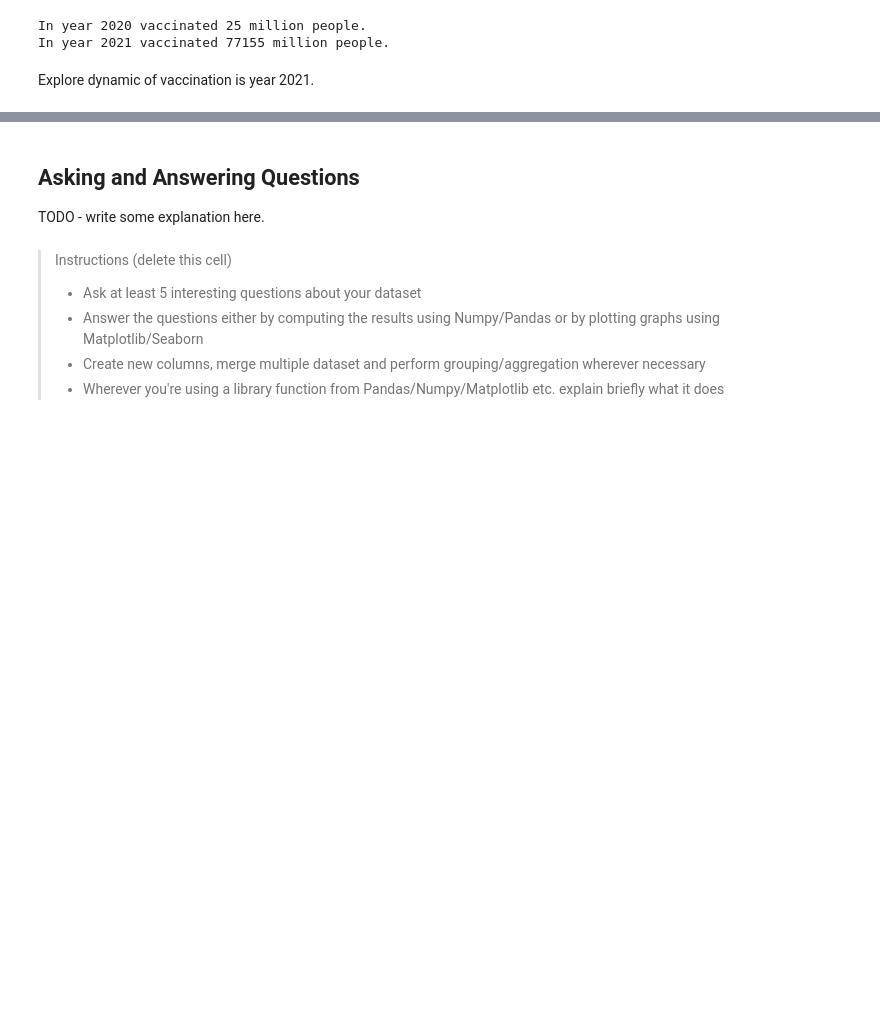
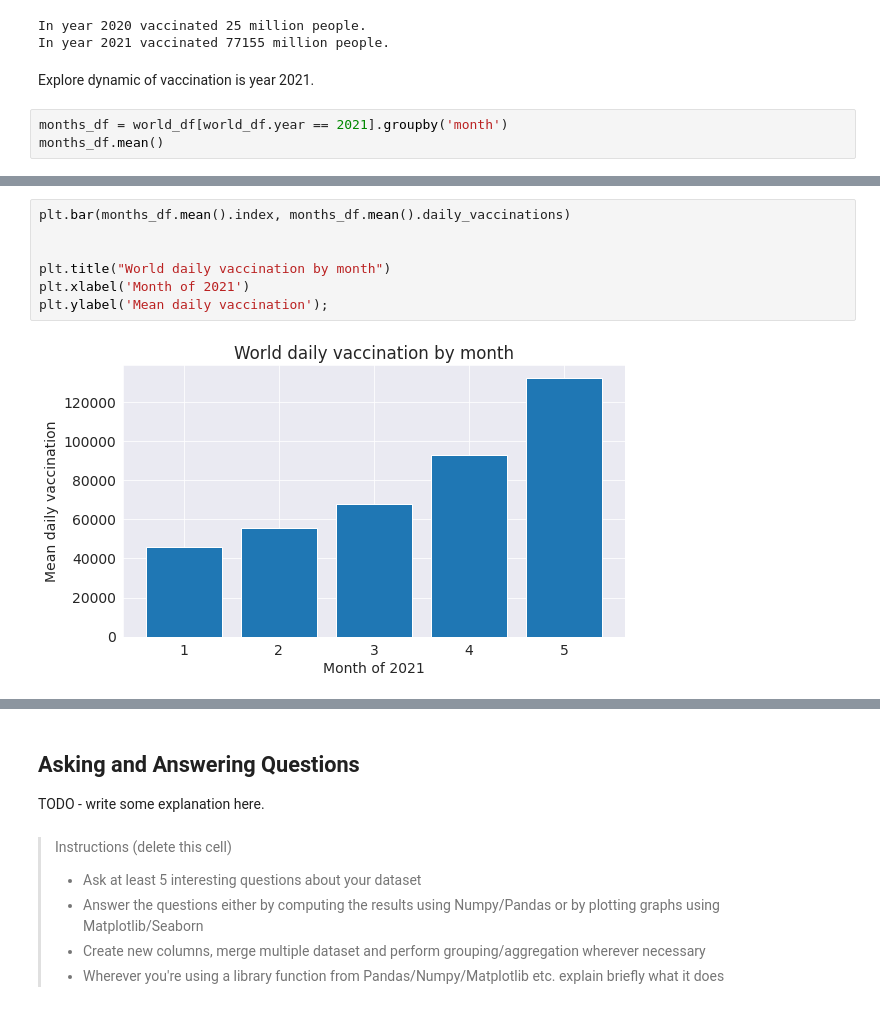
Before and after one commit to aleksmn/jovian, a Jupyter notebook: pandas/zerotopandas-course-project-starter/covid-world-vaccination-progress.ipynb, the cells around one changed output, grey strips where cells are left out. Drawn from its saved outputs; the diff is of its cells as text; blank space fills up the shorter version.

Commit message:
add more graphs

```diff
--- a/pandas/zerotopandas-course-project-starter/covid-world-vaccination-progress.ipynb
+++ b/pandas/zerotopandas-course-project-starter/covid-world-vaccination-progress.ipynb
@@ -349,3 +221,6 @@ In year 2020 vaccinated 25 million people.
 In year 2021 vaccinated 77155 million people.
 # %% [markdown]
 Explore dynamic of vaccination is year 2021.
+# %%
+months_df = world_df[world_df.year == 2021].groupby('month')
+months_df.mean()
@@ -351,0 +235,9 @@ Explore dynamic of vaccination is year 2021.
+# %%
+plt.bar(months_df.mean().index, months_df.mean().daily_vaccinations)
+
+
+plt.title("World daily vaccination by month")
+plt.xlabel('Month of 2021')
+plt.ylabel('Mean daily vaccination');
+# %% [output]
+[figure, added]
```
Also changed, not shown: parts of 38 cells of this notebook.
